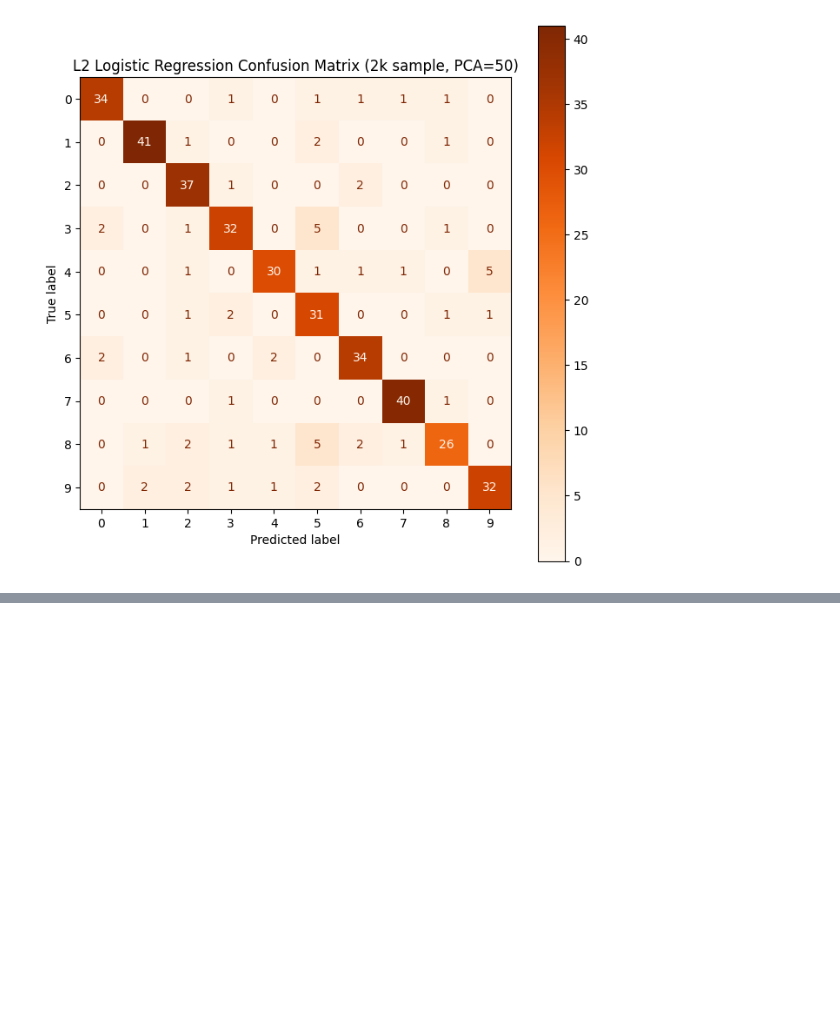
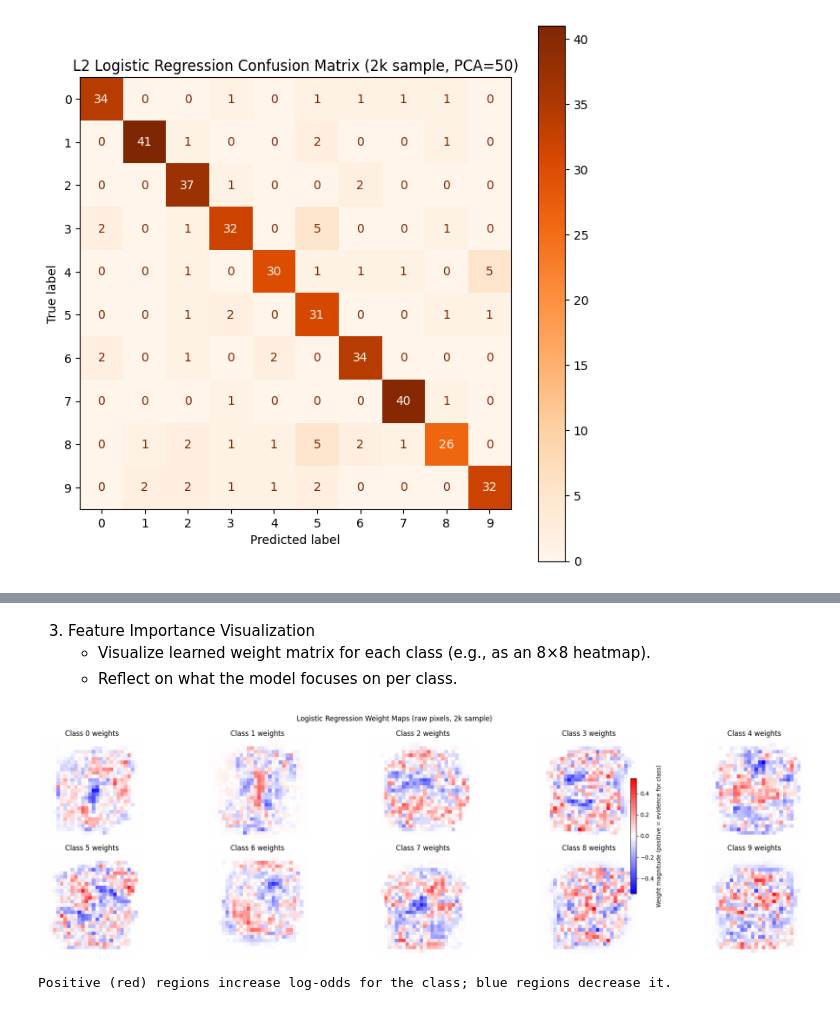
Before and after one commit to Rolling-W/MSIT3103Assignments, a Jupyter notebook: assignment1.ipynb, the cells around one changed output, grey strips where cells are left out. Cells and saved outputs as stored; diff of their text form; code cells hidden in the pictures; blank space fills up the shorter version.

```diff
--- a/assignment1.ipynb
+++ b/assignment1.ipynb
@@ -324,0 +308,34 @@ Conclusion: L1 achieves better test accuracy with lower model complexity
+# %% [markdown]
+3. Feature Importance Visualization
+    - Visualize learned weight matrix for each class (e.g., as an 8×8 heatmap).
+    - Reflect on what the model focuses on per class.
+# %%
+import numpy as np
+import matplotlib.pyplot as plt
+from sklearn.linear_model import LogisticRegression
+from sklearn.preprocessing import StandardScaler
+
+# Train a multinomial-capable logistic regression on raw pixels (2k subset) for weight visualization
+scaler_raw = StandardScaler()
+X_small_scaled_raw = scaler_raw.fit_transform(X_small)
+logreg_vis = LogisticRegression(penalty="l2", C=1.0, solver="lbfgs", max_iter=300, random_state=42)
+logreg_vis.fit(X_small_scaled_raw, y_small)
+
+# Extract coefficients: shape (n_classes, n_features)
+coefs = logreg_vis.coef_
+vmax = np.max(np.abs(coefs))
+fig, axes = plt.subplots(2, 5, figsize=(20, 6))
+for cls, ax in enumerate(axes.flat):
+    weight_map = coefs[cls].reshape(28, 28)
+    im = ax.imshow(weight_map, cmap="bwr", vmin=-vmax, vmax=vmax)
+    ax.set_title(f"Class {cls} weights")
+    ax.axis("off")
+cbar = fig.colorbar(im, ax=axes.ravel().tolist(), shrink=0.6)
+cbar.set_label("Weight magnitude (positive = evidence for class)")
+plt.suptitle("Logistic Regression Weight Maps (raw pixels, 2k sample)")
+plt.tight_layout()
+plt.show()
+print("Positive (red) regions increase log-odds for the class; blue regions decrease it.")
+# %% [output]
+[figure, added]
+Positive (red) regions increase log-odds for the class; blue regions decrease it.
```
Also changed, not shown: parts of 1 cell of this notebook.
